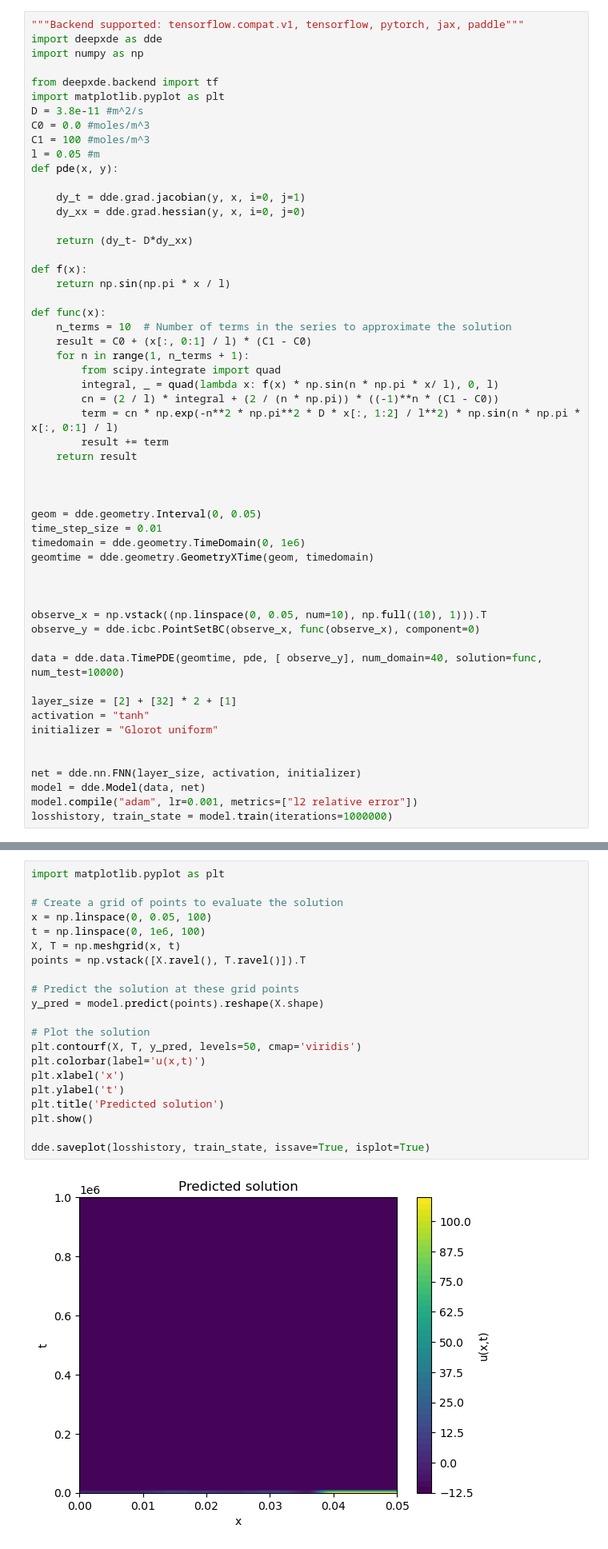
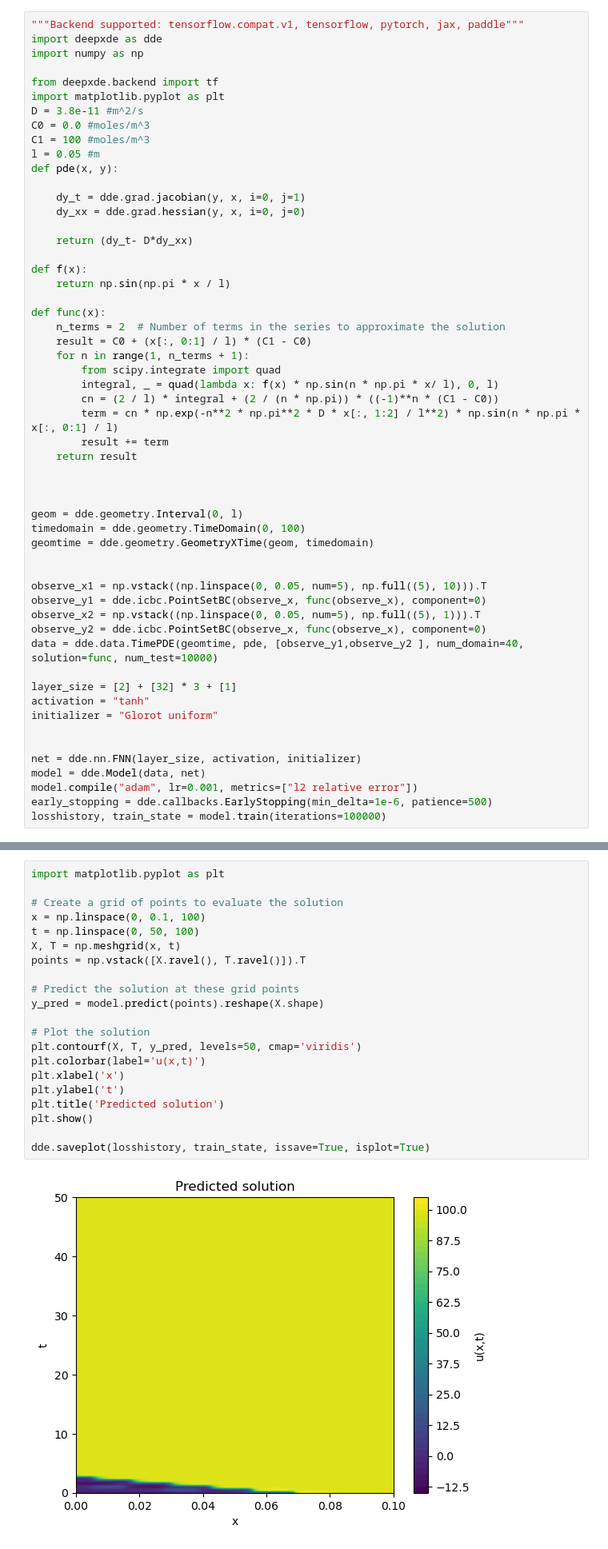
Before and after one commit to Daniel19993099/PINN_testing, a Jupyter notebook: PINN_0.1.5.ipynb, the cells around one changed output, grey strips where cells are left out. Shown at 80% size. Cells and saved outputs as stored; diff of their text form.

```diff
--- a/PINN_0.1.5.ipynb
+++ b/PINN_0.1.5.ipynb
@@ -30,7 +30,7 @@ def f(x):
     return np.sin(np.pi * x / l)
 
 def func(x):
-    n_terms = 10  # Number of terms in the series to approximate the solution
+    n_terms = 2  # Number of terms in the series to approximate the solution
     result = C0 + (x[:, 0:1] / l) * (C1 - C0)
     for n in range(1, n_terms + 1):
         from scipy.integrate import quad
@@ -42,19 +42,18 @@ def func(x):
 
 
 
-geom = dde.geometry.Interval(0, 0.05)
-time_step_size = 0.01
-timedomain = dde.geometry.TimeDomain(0, 1e6)
+geom = dde.geometry.Interval(0, l)
+timedomain = dde.geometry.TimeDomain(0, 100)
 geomtime = dde.geometry.GeometryXTime(geom, timedomain)
 
 
+observe_x1 = np.vstack((np.linspace(0, 0.05, num=5), np.full((5), 10))).T
+observe_y1 = dde.icbc.PointSetBC(observe_x, func(observe_x), component=0)
+observe_x2 = np.vstack((np.linspace(0, 0.05, num=5), np.full((5), 1))).T
+observe_y2 = dde.icbc.PointSetBC(observe_x, func(observe_x), component=0)
+data = dde.data.TimePDE(geomtime, pde, [observe_y1,observe_y2 ], num_domain=40, solution=func, num_test=10000)
 
-observe_x = np.vstack((np.linspace(0, 0.05, num=10), np.full((10), 1))).T
-observe_y = dde.icbc.PointSetBC(observe_x, func(observe_x), component=0)
-
-data = dde.data.TimePDE(geomtime, pde, [ observe_y], num_domain=40, solution=func, num_test=10000)
-
-layer_size = [2] + [32] * 2 + [1]
+layer_size = [2] + [32] * 3 + [1]
 activation = "tanh"
 initializer = "Glorot uniform"
 
@@ -62,5 +61,6 @@ initializer = "Glorot uniform"
 net = dde.nn.FNN(layer_size, activation, initializer)
 model = dde.Model(data, net)
 model.compile("adam", lr=0.001, metrics=["l2 relative error"])
-losshistory, train_state = model.train(iterations=1000000)
+early_stopping = dde.callbacks.EarlyStopping(min_delta=1e-6, patience=500)
+losshistory, train_state = model.train(iterations=100000)
 # %% [output]
@@ -88,26 +88,26 @@ KeyboardInterrupt:
 # %%
 import matplotlib.pyplot as plt
 
 # Create a grid of points to evaluate the solution
-x = np.linspace(0, 0.05, 100)
-t = np.linspace(0, 1e6, 100)
+x = np.linspace(0, 0.1, 100)
+t = np.linspace(0, 50, 100)
 X, T = np.meshgrid(x, t)
 points = np.vstack([X.ravel(), T.ravel()]).T
 
 # Predict the solution at these grid points
 y_pred = model.predict(points).reshape(X.shape)
 
 # Plot the solution
 plt.contourf(X, T, y_pred, levels=50, cmap='viridis')
 plt.colorbar(label='u(x,t)')
 plt.xlabel('x')
 plt.ylabel('t')
 plt.title('Predicted solution')
 plt.show()
 
 dde.saveplot(losshistory, train_state, issave=True, isplot=True)
 # %% [output]
-[figure, old version]
+[figure, new version]
 Saving loss history to c:\Users\yesda\OneDrive - Aalto University\Aalto Work\2023Hydrogen\Code\PINN_testing\loss.dat ...
 Saving training data to c:\Users\yesda\OneDrive - Aalto University\Aalto Work\2023Hydrogen\Code\PINN_testing\train.dat ...
 Saving test data to c:\Users\yesda\OneDrive - Aalto University\Aalto Work\2023Hydrogen\Code\PINN_testing\test.dat ...
```
Also changed, not shown: parts of 2 cells of this notebook, 6 other files.
